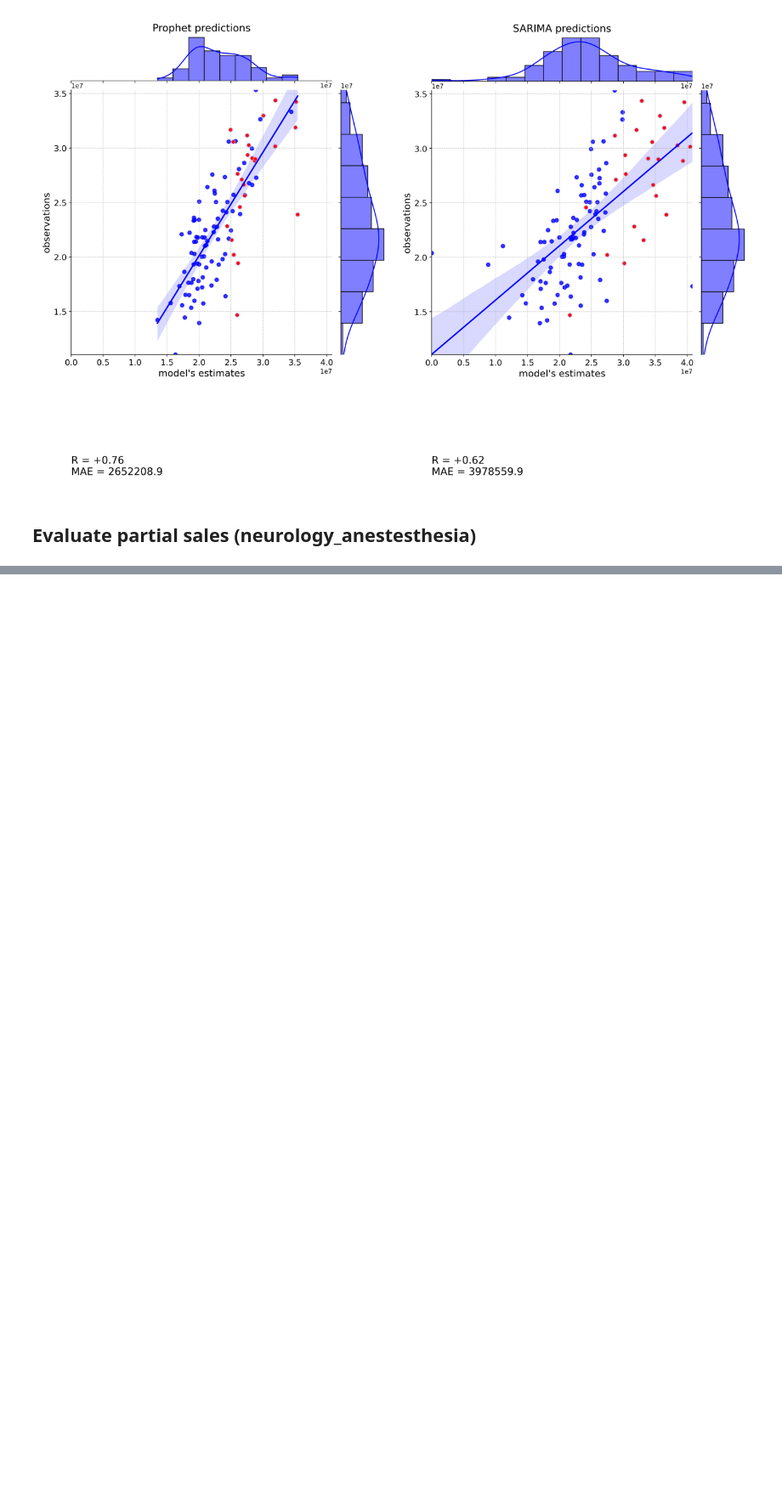
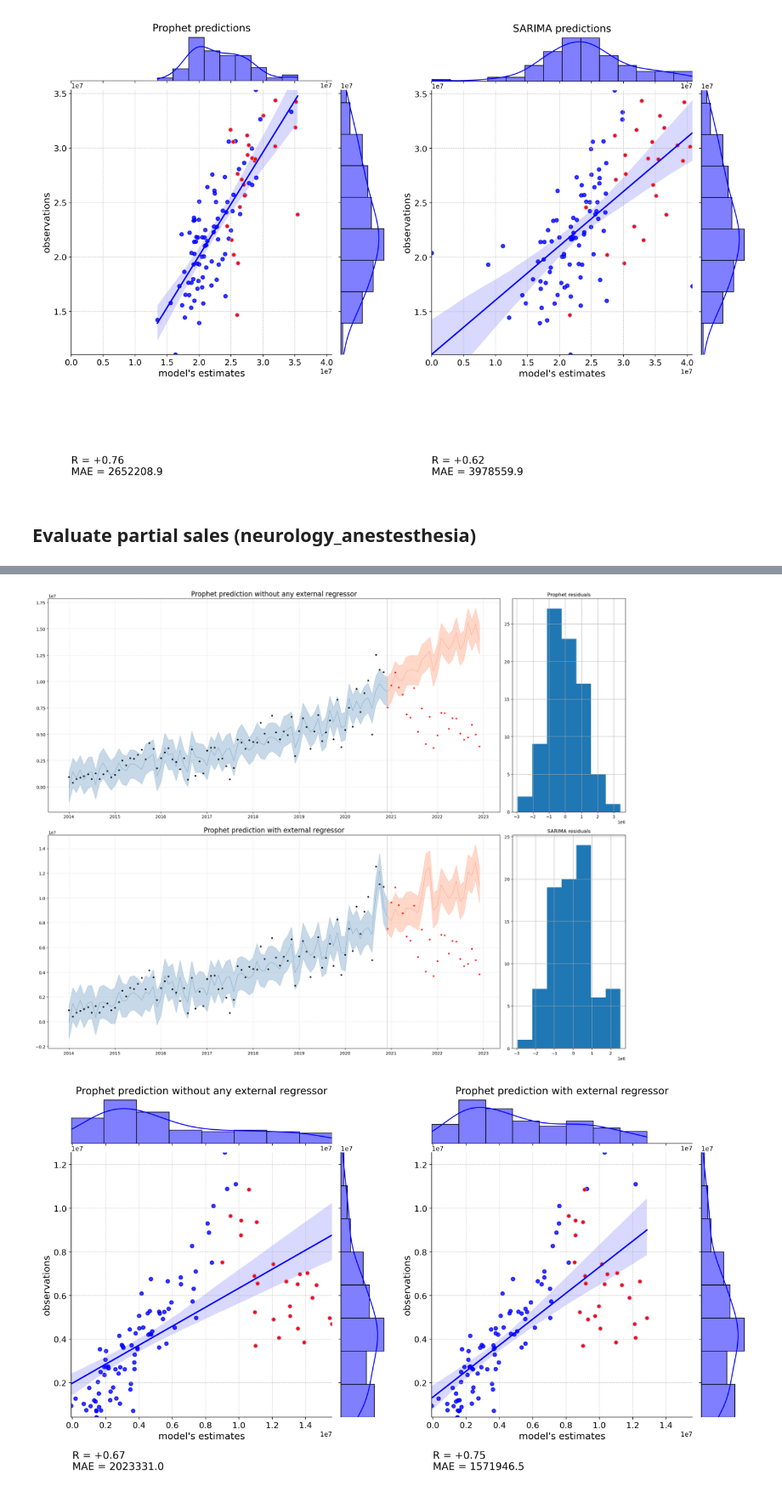
Before and after one commit to janelacode/revenueprediction_thesis, a Jupyter notebook: compare_sarima_prophet.ipynb, the cells around one changed output, grey strips where cells are left out. Shown at 85% size. Drawn from its saved outputs; the diff is of its cells as text; code cells hidden in the pictures; blank space fills up the shorter version.

Commit message:
Add prophet to prophet comparison when adding more regressors

```diff
--- a/compare_sarima_prophet.ipynb
+++ b/compare_sarima_prophet.ipynb
@@ -202,0 +262,21 @@ plot_comparative(viz_df)
+# %%
+prophet_wo_model = pickle.load(open('other_canula_wo_regressor.model', 'rb'))
+prophet_w_model = pickle.load(open('other_canula_w_regressor.model', 'rb'))
+
+df_sales = pd.read_excel("data_for_clustering.xlsx", parse_dates=True,usecols = "A,M").set_index('Date')
+df_sales= df_sales.rename(columns={'other_cannula' : 'Sales'})
+df_sales.index = pd.to_datetime(df_sales.index)
+df_vaccines = pd.read_csv("vaccines.csv", parse_dates=True)
+
+df_vaccines['Date'] = pd.to_datetime(df_vaccines['Date'], format='%Y-%m')
+
+df_vaccines = df_vaccines.set_index('Date')
+
+# restrict additional regressor to same time
+df_vaccines = df_vaccines.loc[df_sales.index.min():df_sales.index.max(),:]
+
+viz_df = make_prophet_df(prophet_wo_model, prophet_w_model, df_sales, df_vaccines[['vaccine']])
+plot_comparative(viz_df, pred1='yhat1', pred1_lower='yhat1_lower',pred1_upper='yhat1_upper',pred2='yhat2',pred2_lower='yhat2_lower',pred2_upper='yhat2_upper', title1="Prophet prediction without any external regressor", title2="Prophet prediction with external regressor", text_offset=-2e6)
+# %% [output]
+[figure, added]
+[figure, added]
```
Also changed, not shown: parts of 6 cells of this notebook, 5 other files.
